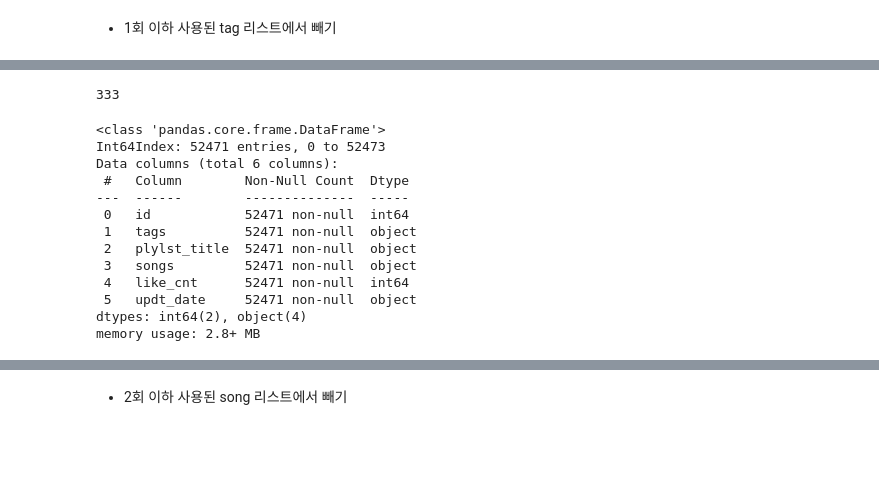
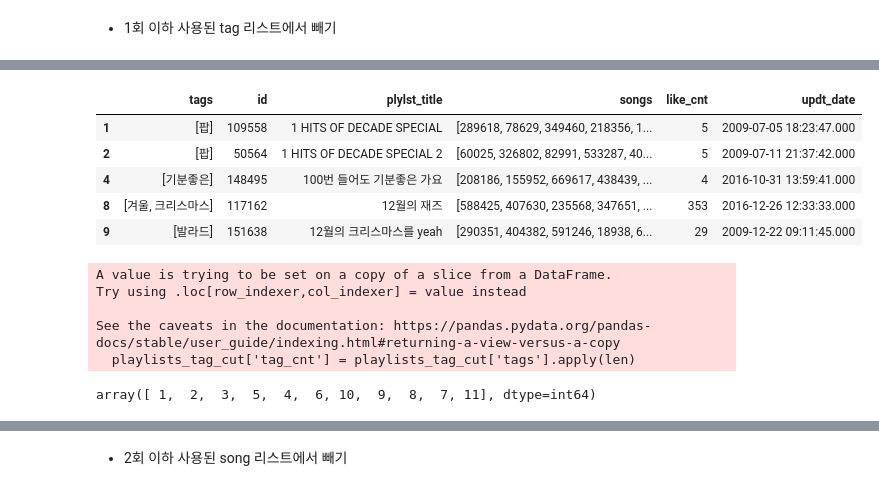
Before and after one commit to pulpo125/AIPlayer_Pling, a Jupyter notebook: 1_analysis/3_전처리.ipynb, the cells around one changed output, grey strips where cells are left out. Saved outputs shown, nothing was run; the diff lists cells and outputs as text; code cells hidden in the pictures; blank space fills up the shorter version.

```diff
--- a/1_analysis/3_전처리.ipynb
+++ b/1_analysis/3_전처리.ipynb
@@ -440,5 +464,6 @@ Name: like_cnt, dtype: float64
 # %%
 playlists_song_tag_cut = playlists_song_cut[playlists_song_cut['like_cnt'] > 2]
-playlists_song_tag_cut.info()# 27852행 삭제
+playlists_song_tag_cut = playlists_song_tag_cut.iloc[:, :6]
+playlists_song_tag_cut.info()# 24860행 삭제
 # %% [output]
 <class 'pandas.core.frame.DataFrame'>
@@ -497,10 +510,0 @@ Name: tags, Length: 9346, dtype: int64
-# %%
-# 5번 이하로 사용된 태그
-unique_tags = list(tag_counts[tag_counts <= 5].index)
-unique_tags
-# %%
-# tag_counts를 집합(set)으로 변환
-unique_tags = set(tag_counts)
-len(unique_tags)
-# %% [output]
-333
@@ -520,19 +511,24 @@ playlists_tags_filter = playlists_tags_filter.groupby('id').agg({
+# %%
+# 1번만 사용된 태그들은 삭제
+playlists_song_tag_cut['tags'] = playlists_song_tag_cut['tags'].apply(lambda x: [tag for tag in x if tag not in unique_tags])
 # %%
 # tags가 비어있지 않은 행만 남김
-playlists_tags_filter = playlists_tags_filter[playlists_tags_filter['tags'].apply(lambda x: len(x) > 0)]
-playlists_tags_filter.reset_index(drop=True)
-playlists_tags_filter.info() # 255행 삭제
+playlists_tag_cut = playlists_song_tag_cut[playlists_song_tag_cut['tags'].apply(lambda x: len(x) > 0)]
+playlists_tag_cut.head()
 # %% [output]
-<class 'pandas.core.frame.DataFrame'>
-Int64Index: 52471 entries, 0 to 52473
-Data columns (total 6 columns):
- #   Column        Non-Null Count  Dtype
----  ------        --------------  -----
- 0   id            52471 non-null  int64
- 1   tags          52471 non-null  object
- 2   plylst_title  52471 non-null  object
- 3   songs         52471 non-null  object
- 4   like_cnt      52471 non-null  int64
- 5   updt_date     52471 non-null  object
-dtypes: int64(2), object(4)
-memory usage: 2.8+ MB
+|  | tags | id | plylst_title | songs | like_cnt | updt_date |
+| 1 | [팝] | 109558 | 1 HITS OF DECADE SPECIAL | [289618, 78629, 349460, 218356, 1... | 5 | 2009-07-05 18:23:47.000 |
+| 2 | [팝] | 50564 | 1 HITS OF DECADE SPECIAL 2 | [60025, 326802, 82991, 533287, 40... | 5 | 2009-07-11 21:37:42.000 |
+| 4 | [기분좋은] | 148495 | 100번 들어도 기분좋은 가요 | [208186, 155952, 669617, 438439, ... | 4 | 2016-10-31 13:59:41.000 |
+| 8 | [겨울, 크리스마스] | 117162 | 12월의 재즈 | [588425, 407630, 235568, 347651, ... | 353 | 2016-12-26 12:33:33.000 |
+| 9 | [발라드] | 151638 | 12월의 크리스마스를 yeah | [290351, 404382, 591246, 18938, 6... | 29 | 2009-12-22 09:11:45.000 |
+# %%
+playlists_tag_cut['tag_cnt'] = playlists_tag_cut['tags'].apply(len)
+playlists_tag_cut['tag_cnt'].unique()
+# %% [output]
+A value is trying to be set on a copy of a slice from a DataFrame.
+Try using .loc[row_indexer,col_indexer] = value instead
+
+See the caveats in the documentation: https://pandas.pydata.org/pandas-docs/stable/user_guide/indexing.html#returning-a-view-versus-a-copy
+  playlists_tag_cut['tag_cnt'] = playlists_tag_cut['tags'].apply(len)
+array([ 1,  2,  3,  5,  4,  6, 10,  9,  8,  7, 11], dtype=int64)
```
Also changed, not shown: parts of 36 cells of this notebook.
